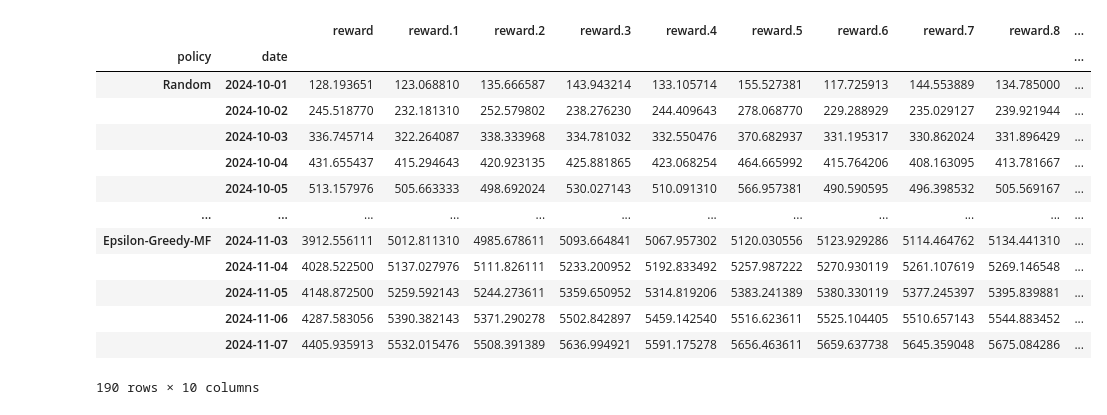
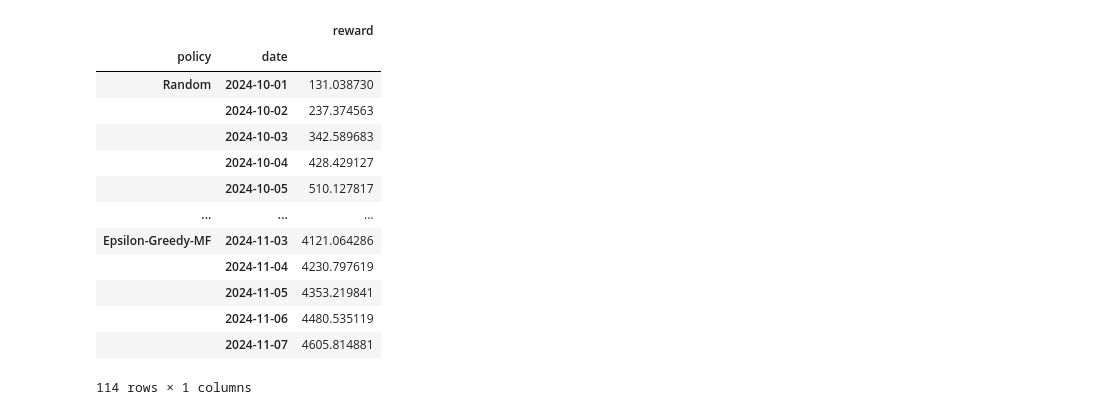
Before and after one commit to rik1599/recsys4good, a Jupyter notebook: evaluate.ipynb, the cells around one changed output. Saved outputs shown, nothing was run; the diff lists cells and outputs as text; code cells hidden in the pictures.

```diff
--- a/evaluate.ipynb
+++ b/evaluate.ipynb
@@ -1,25 +1,25 @@
 # %%
 import pandas as pd
 
-df = pd.read_csv('./out/replay_results.csv')
+df = pd.read_csv('./out/replay_results_2.csv')
 df.rename(columns={'Unnamed: 0': 'policy'}, inplace=True)
 df.set_index(['policy', 'date'], inplace=True)
 df
 # %% [output]
-|  |  | reward | reward.1 | reward.2 | reward.3 | reward.4 | reward.5 | reward.6 | reward.7 | reward.8 | ... |
-| policy | date |  |  |  |  |  |  |  |  |  | ... |
-| Random | 2024-10-01 | 128.193651 | 123.068810 | 135.666587 | 143.943214 | 133.105714 | 155.527381 | 117.725913 | 144.553889 | 134.785000 | ... |
-|  | 2024-10-02 | 245.518770 | 232.181310 | 252.579802 | 238.276230 | 244.409643 | 278.068770 | 229.288929 | 235.029127 | 239.921944 | ... |
-|  | 2024-10-03 | 336.745714 | 322.264087 | 338.333968 | 334.781032 | 332.550476 | 370.682937 | 331.195317 | 330.862024 | 331.896429 | ... |
-|  | 2024-10-04 | 431.655437 | 415.294643 | 420.923135 | 425.881865 | 423.068254 | 464.665992 | 415.764206 | 408.163095 | 413.781667 | ... |
-|  | 2024-10-05 | 513.157976 | 505.663333 | 498.692024 | 530.027143 | 510.091310 | 566.957381 | 490.590595 | 496.398532 | 505.569167 | ... |
-| ... | ... | ... | ... | ... | ... | ... | ... | ... | ... | ... | ... |
-| Epsilon-Greedy-MF | 2024-11-03 | 3912.556111 | 5012.811310 | 4985.678611 | 5093.664841 | 5067.957302 | 5120.030556 | 5123.929286 | 5114.464762 | 5134.441310 | ... |
-|  | 2024-11-04 | 4028.522500 | 5137.027976 | 5111.826111 | 5233.200952 | 5192.833492 | 5257.987222 | 5270.930119 | 5261.107619 | 5269.146548 | ... |
-|  | 2024-11-05 | 4148.872500 | 5259.592143 | 5244.273611 | 5359.650952 | 5314.819206 | 5383.241389 | 5380.330119 | 5377.245397 | 5395.839881 | ... |
-|  | 2024-11-06 | 4287.583056 | 5390.382143 | 5371.290278 | 5502.842897 | 5459.142540 | 5516.623611 | 5525.104405 | 5510.657143 | 5544.883452 | ... |
-|  | 2024-11-07 | 4405.935913 | 5532.015476 | 5508.391389 | 5636.994921 | 5591.175278 | 5656.463611 | 5659.637738 | 5645.359048 | 5675.084286 | ... |
+|  |  | reward |
+| policy | date |  |
+| Random | 2024-10-01 | 131.038730 |
+|  | 2024-10-02 | 237.374563 |
+|  | 2024-10-03 | 342.589683 |
+|  | 2024-10-04 | 428.429127 |
+|  | 2024-10-05 | 510.127817 |
+| ... | ... | ... |
+| Epsilon-Greedy-MF | 2024-11-03 | 4121.064286 |
+|  | 2024-11-04 | 4230.797619 |
+|  | 2024-11-05 | 4353.219841 |
+|  | 2024-11-06 | 4480.535119 |
+|  | 2024-11-07 | 4605.814881 |
-190 rows × 10 columns
+114 rows × 1 columns
 # %%
 from matplotlib import pyplot as plt
 
```
Also changed, not shown: parts of 1 cell of this notebook, 4 other files.
